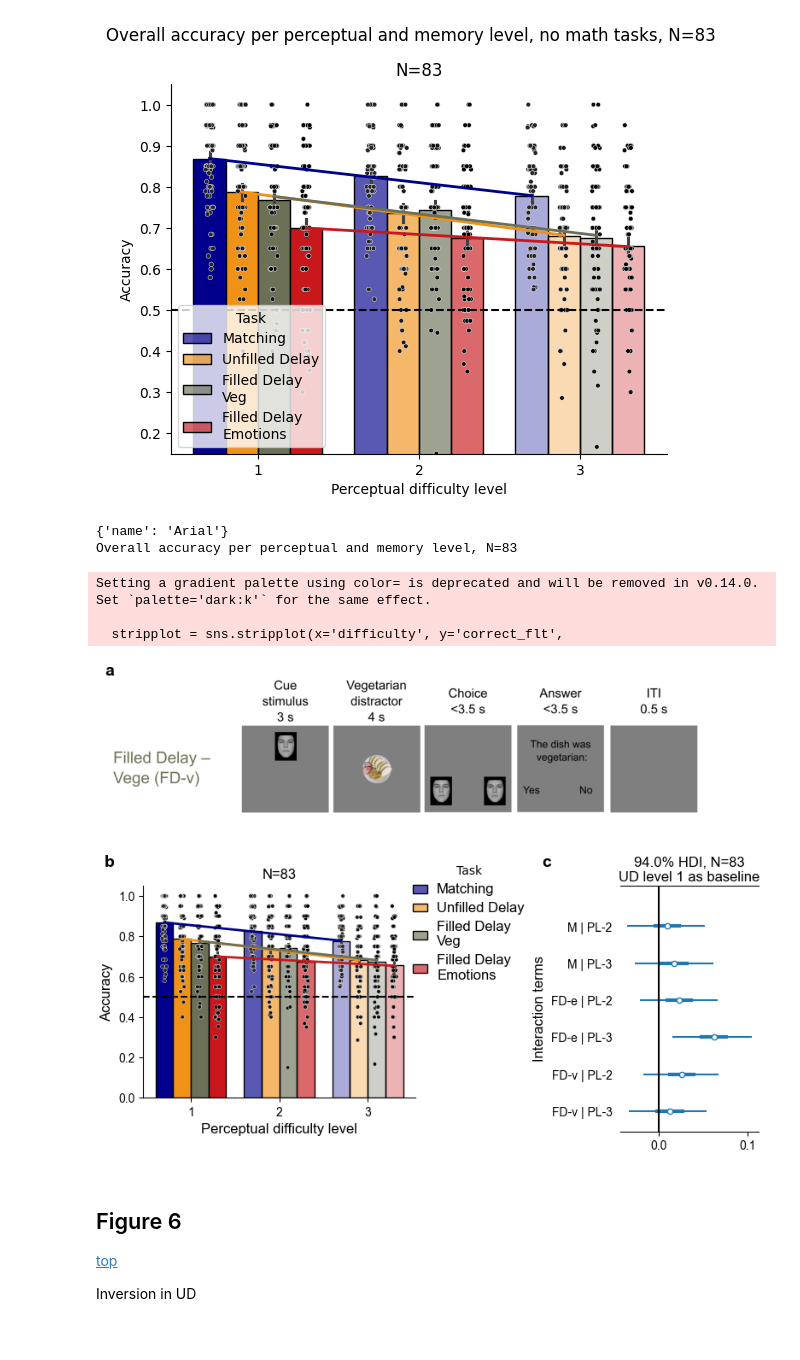
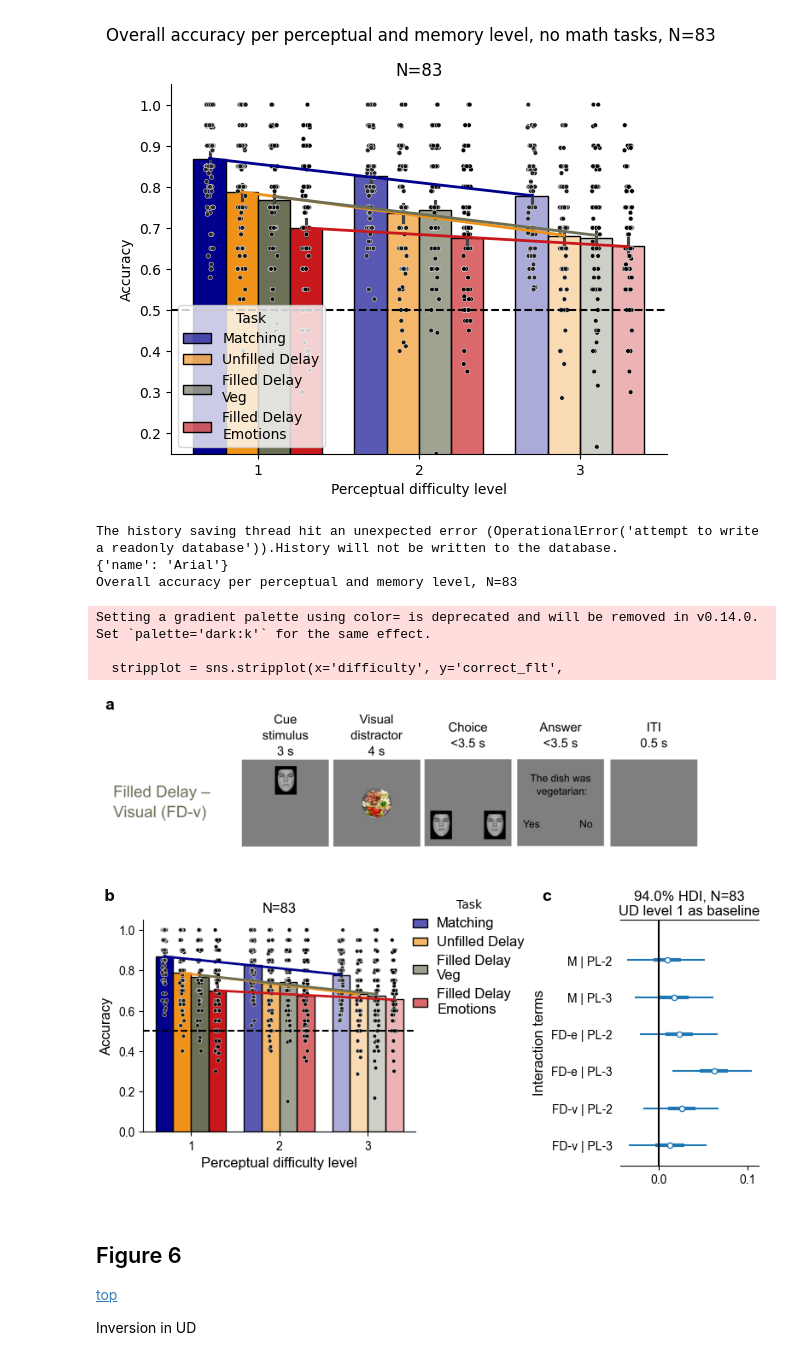
Before and after one commit to jankaWIS/FMP_paper, a Jupyter notebook: Figures/Figures_FMP_paper_2024.ipynb, the cells around one changed output. Drawn from its saved outputs; the diff is of its cells as text; code cells hidden in the pictures.

Commit message:
Update methods figure in Vege/Visual (Fig 5)

```diff
--- a/Figures/Figures_FMP_paper_2024.ipynb
+++ b/Figures/Figures_FMP_paper_2024.ipynb
@@ -958,7 +958,7 @@ c.add_grid(["FMP_vege"], 1, Point(left_offset, bottom_offset, "cm"),  Point(midd
 c.add_grid(["FMP_vege_interaction"], 1, Point(middle_v+vsb, bottom_offset-1, "cm"),  Point(a-0.3,  b-img_width-middle_offset, "cm"), spacing=Vector(.5, 2.5, "cm"))
 
 # plot panel A
-c.axes["method"].imshow(plt.imread('./Fig1/FMP_vege_London_high_res_a_smaller_font.png'))
+c.axes["method"].imshow(plt.imread('./Fig1/FMP_vege_London_high_res_c_smaller_font.png'))
 c.axes["method"].axis("off")
 
 
@@ -981,34 +981,35 @@ c.ax("FMP_vege").set_ylim(bottom=0)
 N_vege = FMP_vege_inference_data_dict["correct_flt ~ task + difficulty + (1|userID)"]["posterior"]["userID__factor_dim"].size
 
 az.plot_forest(FMP_vege_inference_data_dict['correct_flt ~ task * difficulty + (1|userID)'],
                var_names=["task:difficulty"], combined=True, ax=c.ax("FMP_vege_interaction"))
 c.ax("FMP_vege_interaction").axvline(0, c='k')
 
 # go over the y ticks to change them and clean them
 # to map the abbreviations: retrieve the value associated with the specified key (word.strip()) from the dictionary,
 # if it isn't there, use the word itself
 c.ax("FMP_vege_interaction").set_yticklabels([
     ' | '.join(dic_task2abbreviations.get(word.strip(), word.strip()) for word in x.get_text().split('[')[1].strip(']').split(','))
     for x in c.ax("FMP_vege_interaction").get_yticklabels()
 ])
 c.ax("FMP_vege_interaction").set_ylabel('Interaction terms')
 # add N to the title
 c.ax("FMP_vege_interaction").set_title(f'{c.ax("FMP_vege_interaction").get_title()}, N={N_vege}\nUD level 1 as baseline')
 
 
 # c.debug_grid(Vector(0.5,0.5,"cm"))
 
 c.show()
 
 c.save(os.path.join(path_figures, "Fig5", 'Figure_5.png'), dpi=300)#, bbox_inches="tight")
 c.save(os.path.join(path_figures, "Fig5", 'Figure_5.pdf'), dpi=300)#, bbox_inches="tight")
 # %% [output]
+The history saving thread hit an unexpected error (OperationalError('attempt to write a readonly database')).History will not be written to the database.
 {'name': 'Arial'}
 Overall accuracy per perceptual and memory level, N=83
 Setting a gradient palette using color= is deprecated and will be removed in v0.14.0. Set `palette='dark:k'` for the same effect.
 
   stripplot = sns.stripplot(x='difficulty', y='correct_flt',
-[figure, old version]
+[figure, new version]
 # %% [markdown]
 ## Figure 6
 [top](#top)
```
Also changed, not shown: 5 other files.
